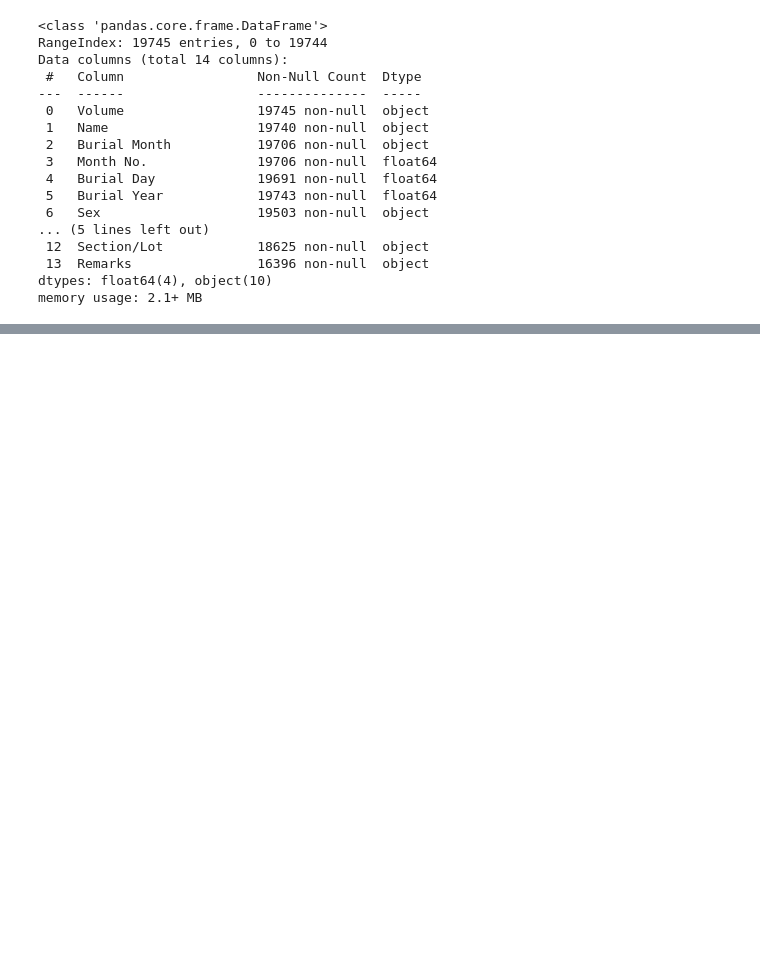
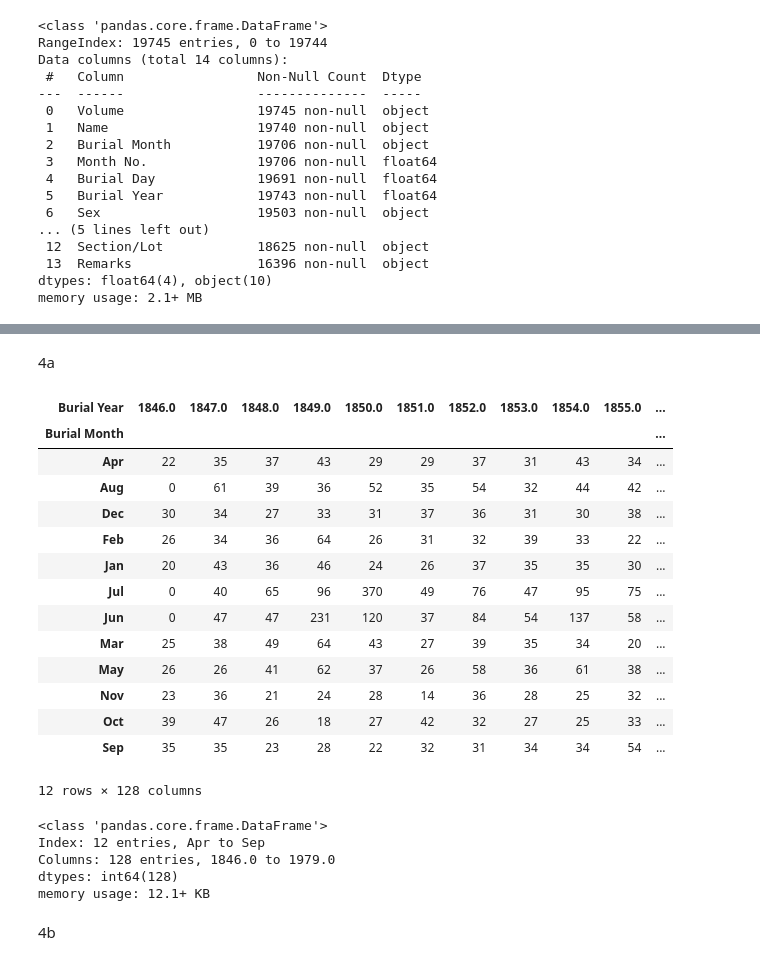
Before and after one commit to NSS-Data-Analytics-Cohort-10/advanced-pandas-rushichokshi, a Jupyter notebook: notebooks/advanced_pandas_notebook.ipynb, the cells around one changed output, grey strips where cells are left out. Saved outputs shown, nothing was run; the diff lists cells and outputs as text; code cells hidden in the pictures; blank space fills up the shorter version.

```diff
--- a/notebooks/advanced_pandas_notebook.ipynb
+++ b/notebooks/advanced_pandas_notebook.ipynb
@@ -131,0 +150,20 @@ plt.hist(cemetery['Burial Year'],bins=128)
+# %% [markdown]
+4a
+# %%
+pd.crosstab(cemetery['Burial Month'],cemetery['Burial Year'])
+# %% [output]
+| Burial Year | 1846.0 | 1847.0 | 1848.0 | 1849.0 | 1850.0 | 1851.0 | 1852.0 | 1853.0 | 1854.0 | 1855.0 | ... |
+| Burial Month |  |  |  |  |  |  |  |  |  |  | ... |
+| Apr | 22 | 35 | 37 | 43 | 29 | 29 | 37 | 31 | 43 | 34 | ... |
+| Aug | 0 | 61 | 39 | 36 | 52 | 35 | 54 | 32 | 44 | 42 | ... |
+| Dec | 30 | 34 | 27 | 33 | 31 | 37 | 36 | 31 | 30 | 38 | ... |
+| Feb | 26 | 34 | 36 | 64 | 26 | 31 | 32 | 39 | 33 | 22 | ... |
+| Jan | 20 | 43 | 36 | 46 | 24 | 26 | 37 | 35 | 35 | 30 | ... |
+| Jul | 0 | 40 | 65 | 96 | 370 | 49 | 76 | 47 | 95 | 75 | ... |
+| Jun | 0 | 47 | 47 | 231 | 120 | 37 | 84 | 54 | 137 | 58 | ... |
+| Mar | 25 | 38 | 49 | 64 | 43 | 27 | 39 | 35 | 34 | 20 | ... |
+| May | 26 | 26 | 41 | 62 | 37 | 26 | 58 | 36 | 61 | 38 | ... |
+| Nov | 23 | 36 | 21 | 24 | 28 | 14 | 36 | 28 | 25 | 32 | ... |
+| Oct | 39 | 47 | 26 | 18 | 27 | 42 | 32 | 27 | 25 | 33 | ... |
+| Sep | 35 | 35 | 23 | 28 | 22 | 32 | 31 | 34 | 34 | 54 | ... |
+12 rows × 128 columns
@@ -131,0 +172,10 @@ plt.hist(cemetery['Burial Year'],bins=128)
+# %%
+number4.info()
+# %% [output]
+<class 'pandas.core.frame.DataFrame'>
+Index: 12 entries, Apr to Sep
+Columns: 128 entries, 1846.0 to 1979.0
+dtypes: int64(128)
+memory usage: 12.1+ KB
+# %% [markdown]
+4b
```
Also changed, not shown: parts of 7 cells of this notebook.
